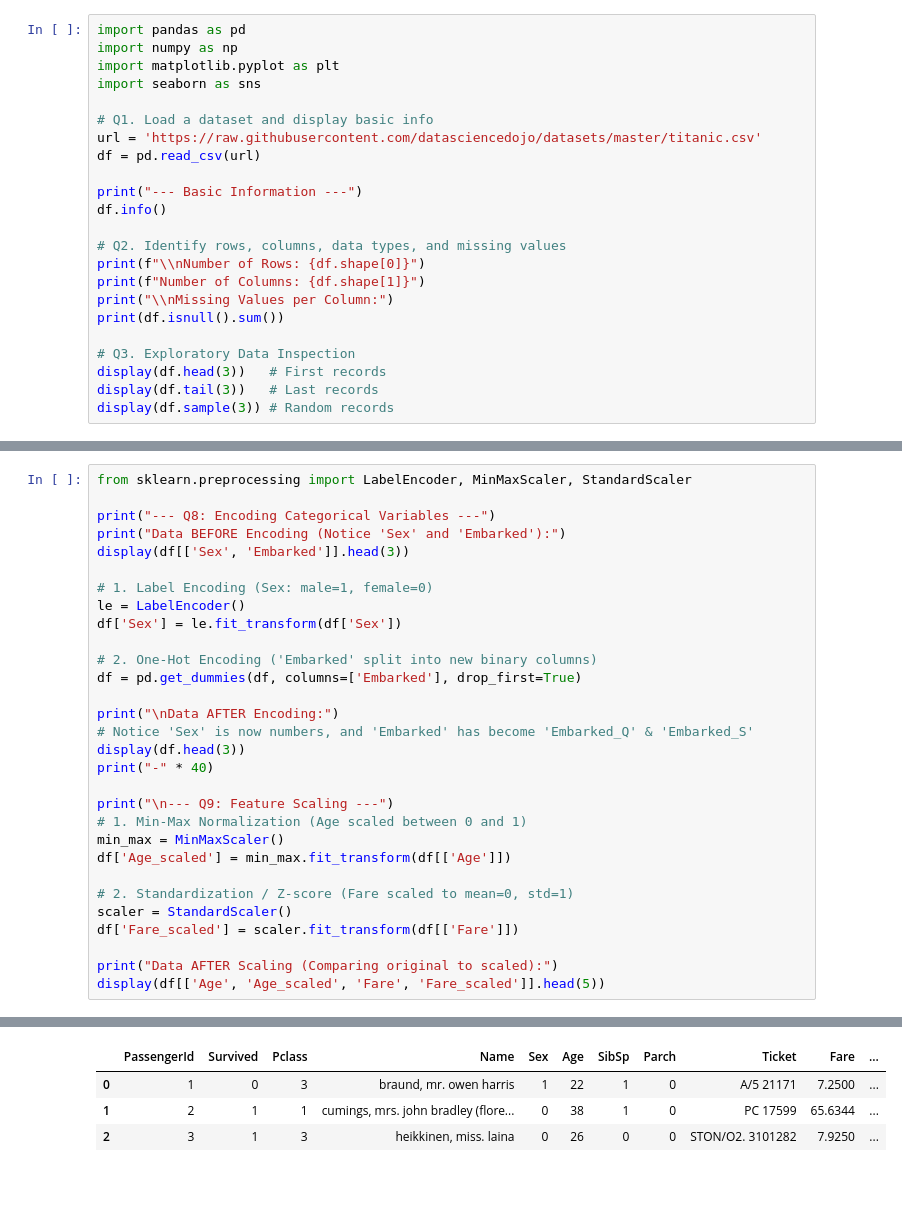
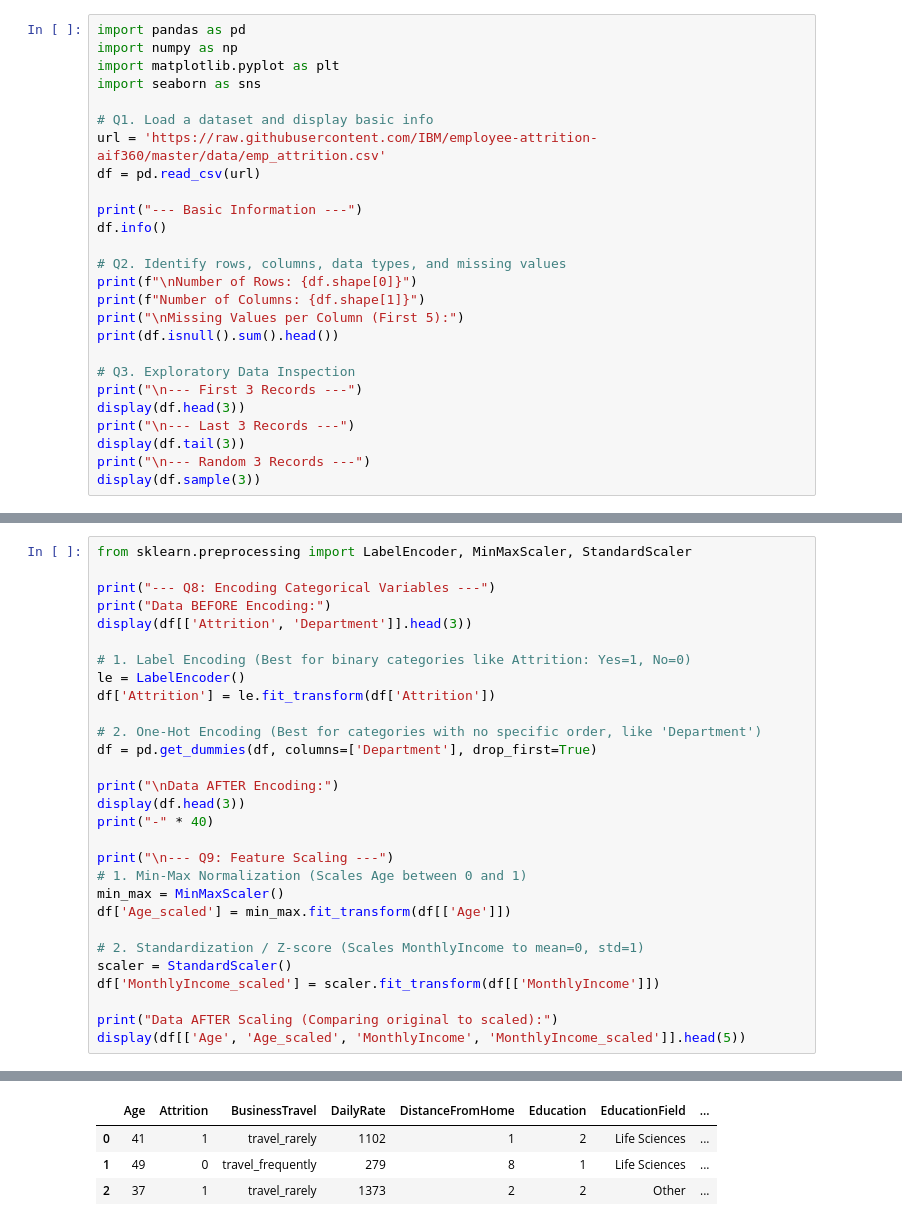
Before and after one commit to AbhinandLaji/Ai-Ml-lab, a Jupyter notebook: AI_Cycle_1.ipynb, the cells around one changed output, grey strips where cells are left out. Drawn from its saved outputs; the diff is of its cells as text; blank space fills up the shorter version.

```diff
--- a/AI_Cycle_1.ipynb
+++ b/AI_Cycle_1.ipynb
@@ -7,22 +7,25 @@ import matplotlib.pyplot as plt
 import seaborn as sns
 
 # Q1. Load a dataset and display basic info
-url = 'https://raw.githubusercontent.com/datasciencedojo/datasets/master/titanic.csv'
+url = 'https://raw.githubusercontent.com/IBM/employee-attrition-aif360/master/data/emp_attrition.csv'
 df = pd.read_csv(url)
 
 print("--- Basic Information ---")
 df.info()
 
 # Q2. Identify rows, columns, data types, and missing values
-print(f"\\nNumber of Rows: {df.shape[0]}")
+print(f"\nNumber of Rows: {df.shape[0]}")
 print(f"Number of Columns: {df.shape[1]}")
-print("\\nMissing Values per Column:")
-print(df.isnull().sum())
+print("\nMissing Values per Column (First 5):")
+print(df.isnull().sum().head())
 
 # Q3. Exploratory Data Inspection
-display(df.head(3))   # First records
-display(df.tail(3))   # Last records
-display(df.sample(3)) # Random records
+print("\n--- First 3 Records ---")
+display(df.head(3))
+print("\n--- Last 3 Records ---")
+display(df.tail(3))
+print("\n--- Random 3 Records ---")
+display(df.sample(3))
 # %% [output]
 --- Basic Information ---
 <class 'pandas.core.frame.DataFrame'>
@@ -163,31 +162,30 @@ New 'FamilySize' feature created:
 from sklearn.preprocessing import LabelEncoder, MinMaxScaler, StandardScaler
 
 print("--- Q8: Encoding Categorical Variables ---")
-print("Data BEFORE Encoding (Notice 'Sex' and 'Embarked'):")
-display(df[['Sex', 'Embarked']].head(3))
+print("Data BEFORE Encoding:")
+display(df[['Attrition', 'Department']].head(3))
 
-# 1. Label Encoding (Sex: male=1, female=0)
+# 1. Label Encoding (Best for binary categories like Attrition: Yes=1, No=0)
 le = LabelEncoder()
-df['Sex'] = le.fit_transform(df['Sex'])
+df['Attrition'] = le.fit_transform(df['Attrition'])
 
-# 2. One-Hot Encoding ('Embarked' split into new binary columns)
-df = pd.get_dummies(df, columns=['Embarked'], drop_first=True)
+# 2. One-Hot Encoding (Best for categories with no specific order, like 'Department')
+df = pd.get_dummies(df, columns=['Department'], drop_first=True)
 
 print("\nData AFTER Encoding:")
-# Notice 'Sex' is now numbers, and 'Embarked' has become 'Embarked_Q' & 'Embarked_S'
 display(df.head(3))
 print("-" * 40)
 
 print("\n--- Q9: Feature Scaling ---")
-# 1. Min-Max Normalization (Age scaled between 0 and 1)
+# 1. Min-Max Normalization (Scales Age between 0 and 1)
 min_max = MinMaxScaler()
 df['Age_scaled'] = min_max.fit_transform(df[['Age']])
 
-# 2. Standardization / Z-score (Fare scaled to mean=0, std=1)
+# 2. Standardization / Z-score (Scales MonthlyIncome to mean=0, std=1)
 scaler = StandardScaler()
-df['Fare_scaled'] = scaler.fit_transform(df[['Fare']])
+df['MonthlyIncome_scaled'] = scaler.fit_transform(df[['MonthlyIncome']])
 
 print("Data AFTER Scaling (Comparing original to scaled):")
-display(df[['Age', 'Age_scaled', 'Fare', 'Fare_scaled']].head(5))
+display(df[['Age', 'Age_scaled', 'MonthlyIncome', 'MonthlyIncome_scaled']].head(5))
 # %% [output]
 --- Q8: Encoding Categorical Variables ---
@@ -199,5 +197,5 @@ Data BEFORE Encoding (Notice 'Sex' and 'Embarked'):
 Data AFTER Encoding:
-|  | PassengerId | Survived | Pclass | Name | Sex | Age | SibSp | Parch | Ticket | Fare | ... |
-| 0 | 1 | 0 | 3 | braund, mr. owen harris | 1 | 22 | 1 | 0 | A/5 21171 | 7.2500 | ... |
-| 1 | 2 | 1 | 1 | cumings, mrs. john bradley (flore... | 0 | 38 | 1 | 0 | PC 17599 | 65.6344 | ... |
-| 2 | 3 | 1 | 3 | heikkinen, miss. laina | 0 | 26 | 0 | 0 | STON/O2. 3101282 | 7.9250 | ... |
+|  | Age | Attrition | BusinessTravel | DailyRate | DistanceFromHome | Education | EducationField | ... |
+| 0 | 41 | 1 | travel_rarely | 1102 | 1 | 2 | Life Sciences | ... |
+| 1 | 49 | 0 | travel_frequently | 279 | 8 | 1 | Life Sciences | ... |
+| 2 | 37 | 1 | travel_rarely | 1373 | 2 | 2 | Other | ... |
```
Also changed, not shown: parts of 6 cells of this notebook.
